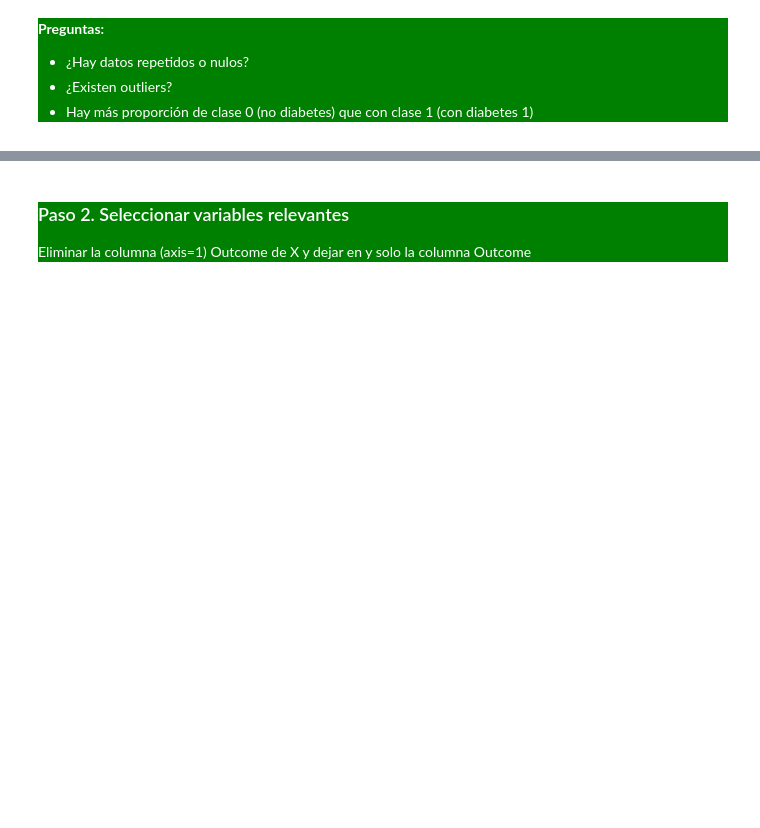
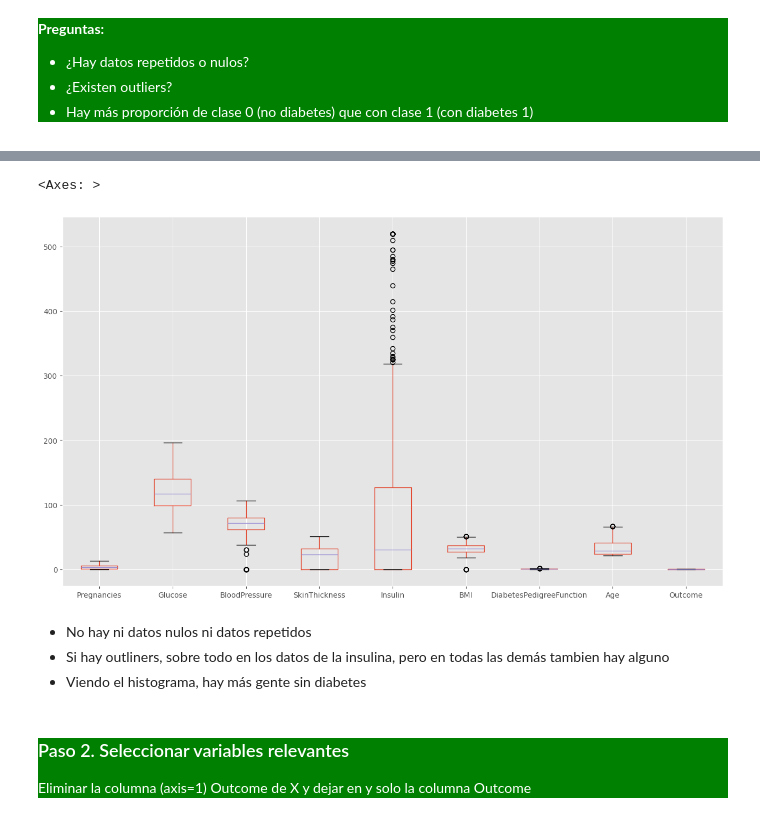
Before and after one commit to Ciclo-Especializacion-IA-y-BigData/actividad-clasificaci-n-knn-HugoBlancoAlonso, a Jupyter notebook: 2.1.Supervised-KNN-Classification.ipynb, the cells around one changed output, grey strips where cells are left out. Cells and saved outputs as stored; diff of their text form; code cells hidden in the pictures; blank space fills up the shorter version.

```diff
--- a/2.1.Supervised-KNN-Classification.ipynb
+++ b/2.1.Supervised-KNN-Classification.ipynb
@@ -451,3 +468,20 @@ dtype: int64
+# %%
+cols = ["Pregnancies","Glucose","BloodPressure","SkinThickness","Insulin","BMI","DiabetesPedigreeFunction","Age"]
+
+for c in cols:
+    q_low = df[c].quantile(0.01)
+    q_high = df[c].quantile(0.99)
+
+    df[c] = df[c].clip(q_low,q_high)
+
+df.boxplot()
+# %% [output]
+<Axes: >
+[figure, added]
+# %% [markdown]
+- No hay ni datos nulos ni datos repetidos
+- Si hay outliners, sobre todo en los datos de la insulina, pero en todas las demás tambien hay alguno
+- Viendo el histograma, hay más gente sin diabetes
 # %% [markdown]
 <div style="background-color:green;color:white">
 
```
Also changed, not shown: parts of 14 cells of this notebook.
